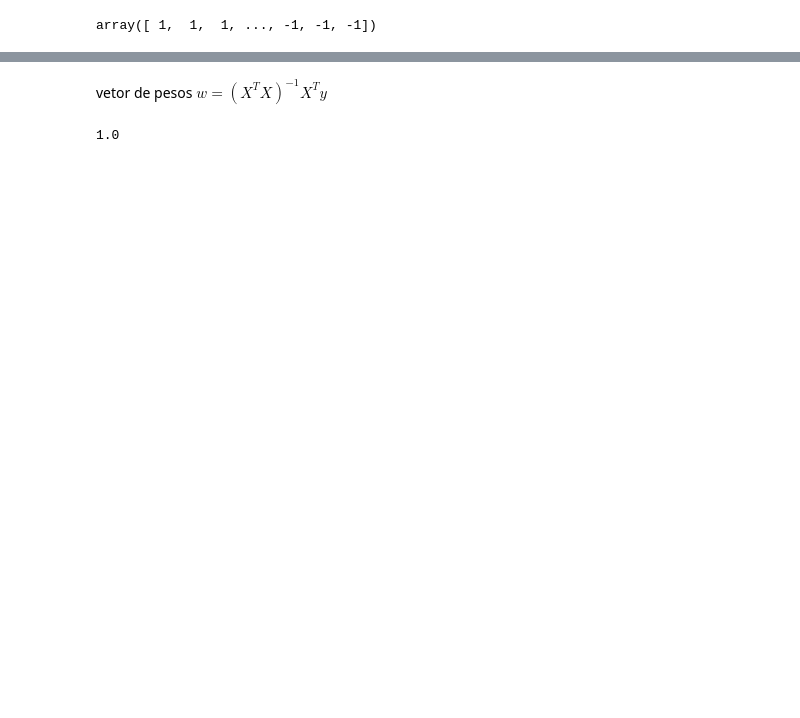
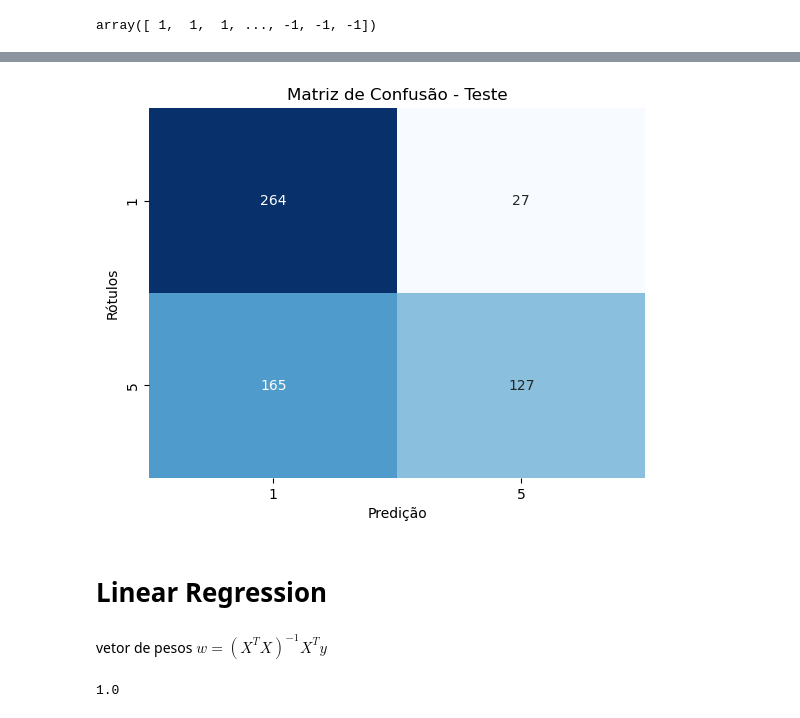
Before and after one commit to adriel1ft/reconhecimento_padroes, a Jupyter notebook: index.ipynb, the cells around one changed output, grey strips where cells are left out. Saved outputs shown, nothing was run; the diff lists cells and outputs as text; code cells hidden in the pictures; blank space fills up the shorter version.

Commit message:
fiz matriz de confusao, class_report e comecei 1xtodes

```diff
--- a/index.ipynb
+++ b/index.ipynb
@@ -135,3 +149,17 @@ Linear Regression
+# %%
+
+cm_test = confusion_matrix(y_test_transformed, y_pred)
+sns.heatmap(cm_test, annot=True, fmt='d', cmap='Blues', cbar=False,
+            xticklabels=['1', '5'],
+            yticklabels=['1', '5'])
+plt.xlabel('Predição')
+plt.ylabel('Rótulos')
+plt.title('Matriz de Confusão - Teste')
+plt.show()
+# %% [output]
+[figure, added]
+# %% [markdown]
+# Linear Regression
 # %% [markdown]
 vetor de pesos $w=(X^TX)^{-1}X^Ty$
 # %%
```
Also changed, not shown: parts of 16 cells of this notebook, 1 other file.
